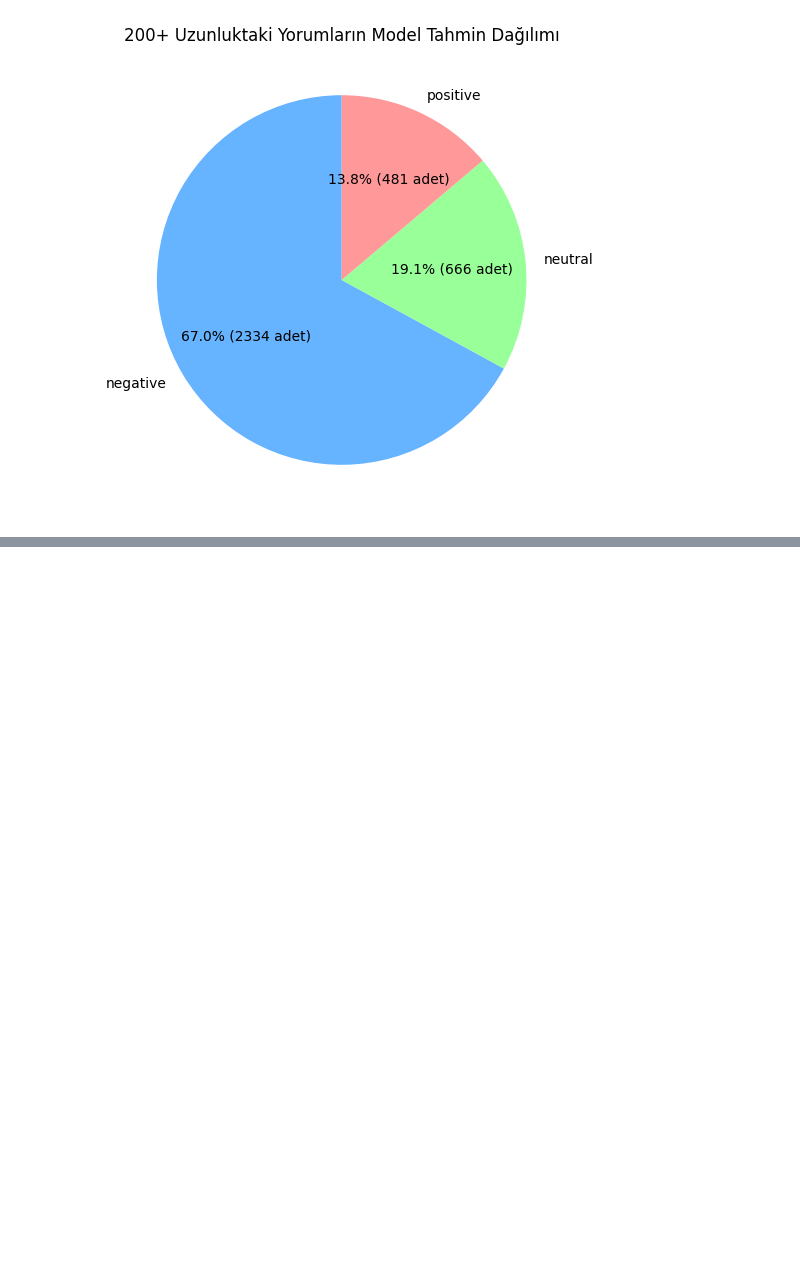
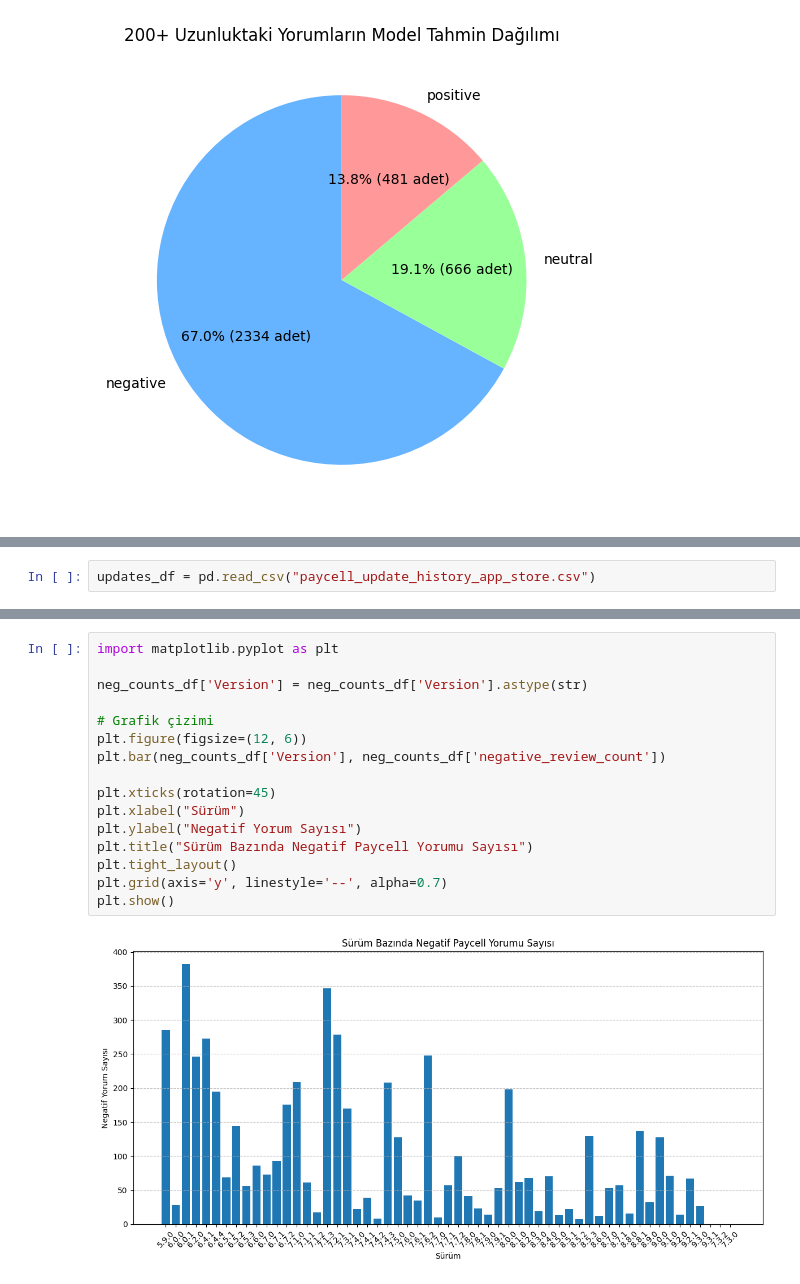
Before and after one commit to enisba/paycell-review-analysis, a Jupyter notebook: Notebooks/04_visualization.ipynb, the cells around one changed output, grey strips where cells are left out. Cells and saved outputs as stored; diff of their text form; blank space fills up the shorter version.

```diff
--- a/Notebooks/04_visualization.ipynb
+++ b/Notebooks/04_visualization.ipynb
@@ -319,0 +322,2 @@ plt.show()
+# %%
+updates_df = pd.read_csv("paycell_update_history_app_store.csv")
@@ -319,0 +378,18 @@ plt.show()
+# %%
+import matplotlib.pyplot as plt
+
+neg_counts_df['Version'] = neg_counts_df['Version'].astype(str)
+
+# Grafik çizimi
+plt.figure(figsize=(12, 6))
+plt.bar(neg_counts_df['Version'], neg_counts_df['negative_review_count'])
+
+plt.xticks(rotation=45)
+plt.xlabel("Sürüm")
+plt.ylabel("Negatif Yorum Sayısı")
+plt.title("Sürüm Bazında Negatif Paycell Yorumu Sayısı")
+plt.tight_layout()
+plt.grid(axis='y', linestyle='--', alpha=0.7)
+plt.show()
+# %% [output]
+[figure, added]
```
Also changed, not shown: parts of 4 cells of this notebook, 4 other files.
